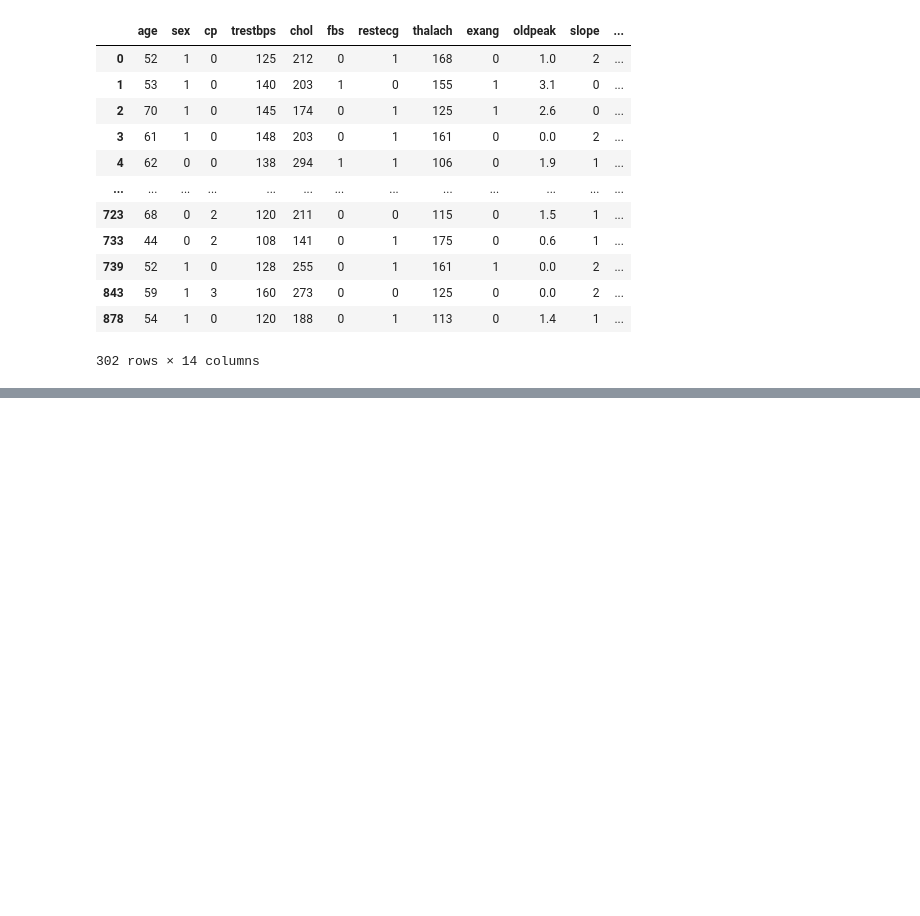
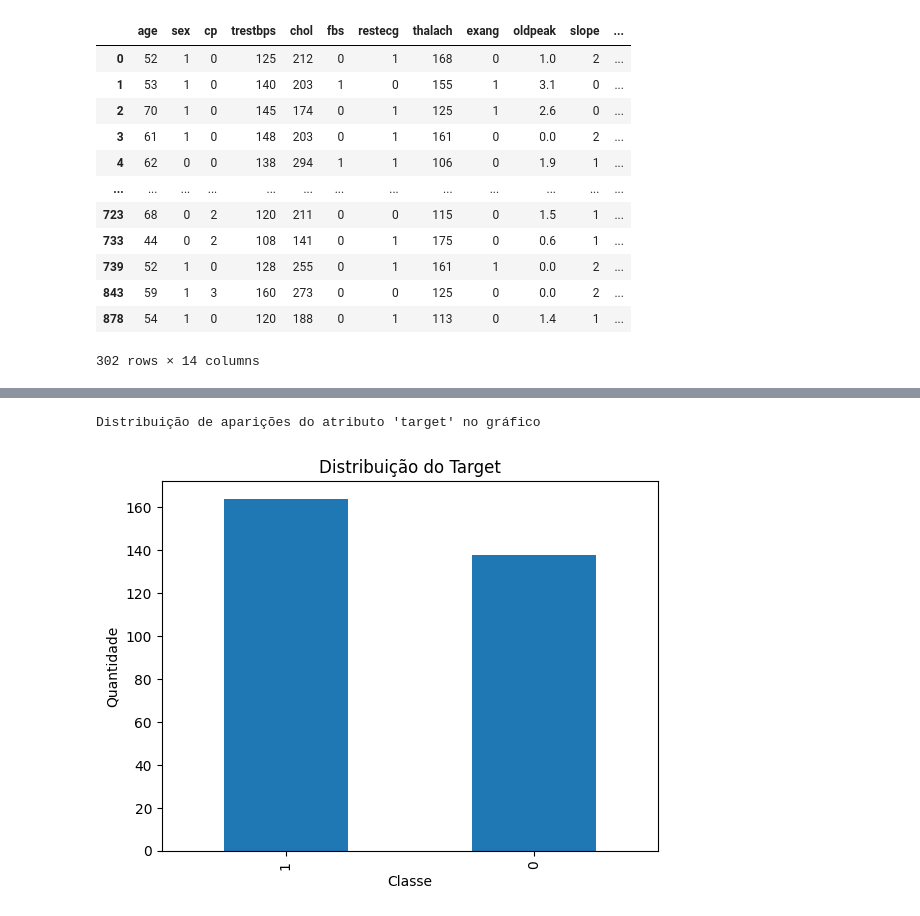
Before and after one commit to intghp/algoritmo_knn, a Jupyter notebook: algoritmo_knn.ipynb, the cells around one changed output, grey strips where cells are left out. Drawn from its saved outputs; the diff is of its cells as text; code cells hidden in the pictures; blank space fills up the shorter version.

Commit message:
add visualizacao dos dados

```diff
--- a/algoritmo_knn.ipynb
+++ b/algoritmo_knn.ipynb
@@ -104,0 +162,11 @@ df_clean
+# %%
+print("Distribuição de aparições do atributo 'target' no gráfico")
+df_clean['target'].value_counts().plot(kind='bar')
+
+plt.title("Distribuição do Target")
+plt.xlabel("Classe")
+plt.ylabel("Quantidade")
+plt.show()
+# %% [output]
+Distribuição de aparições do atributo 'target' no gráfico
+[figure, added]
```
Also changed, not shown: parts of 7 cells of this notebook.
